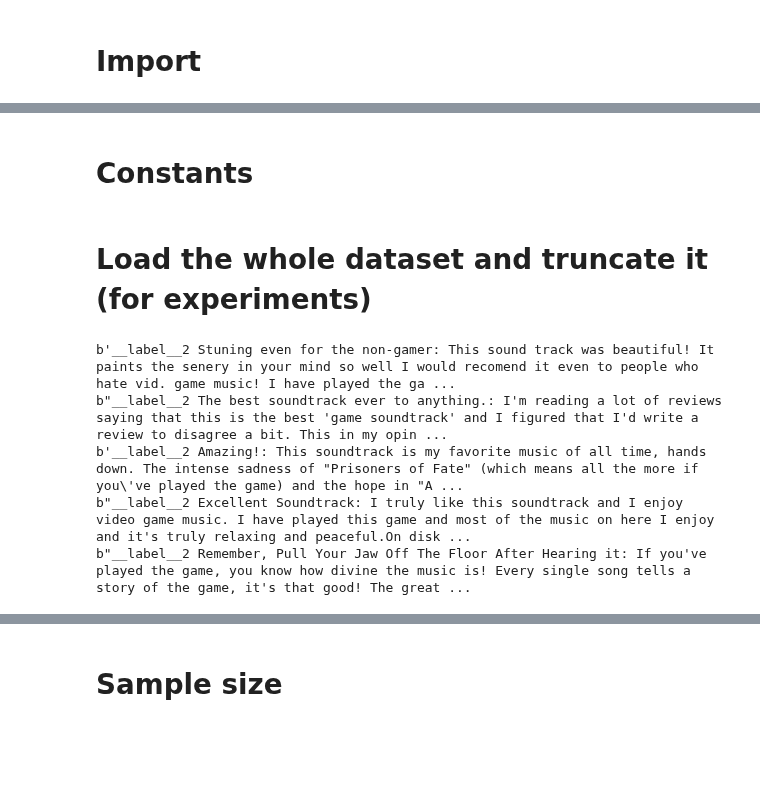
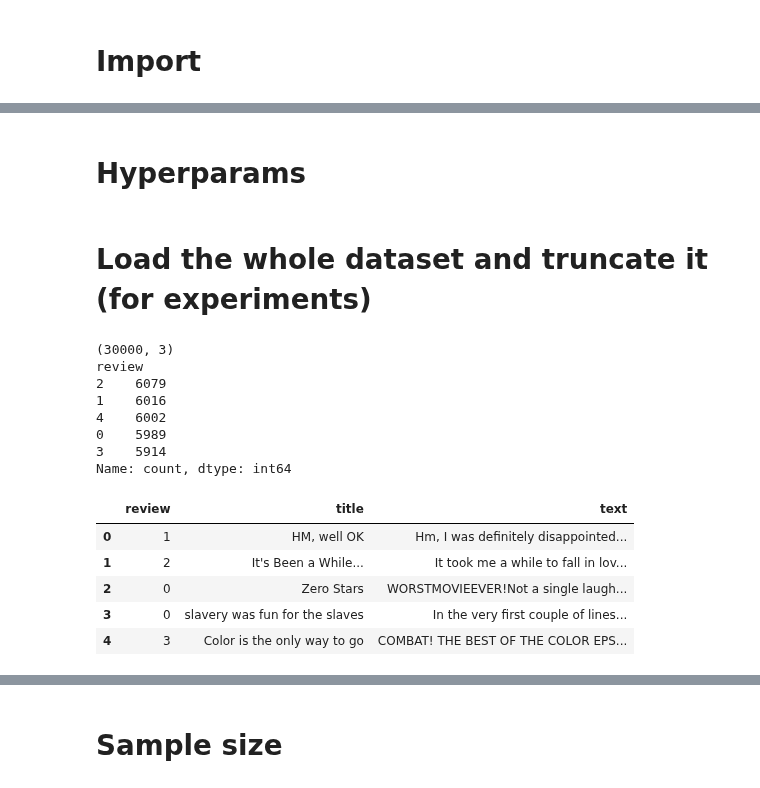
Before and after one commit to jameskn30/NLP_RNN, a Jupyter notebook: UB DL/final/process_amazon_full.ipynb, the cells around one changed output, grey strips where cells are left out. Drawn from its saved outputs; the diff is of its cells as text; code cells hidden in the pictures; blank space fills up the shorter version.

```diff
--- a/UB DL/final/process_amazon_full.ipynb
+++ b/UB DL/final/process_amazon_full.ipynb
@@ -38,22 +38,19 @@ stopwords =  {'she', 'mustn', "won't", 'this', 'have', 'which', 'down', "should'
 [nltk_data]     C:\Users\nguye\AppData\Roaming\nltk_data...
 [nltk_data]   Package stopwords is already up-to-date!
 # %% [markdown]
-# Constants
+#  Hyperparams
 # %%
 ROOT = os.getcwd()
-DATASET_PATH = os.path.join(ROOT, 'dataset', 'amazon_review', 'train.ft.txt.bz2')
-sample_train_df_path = os.path.join(ROOT,'dataset', 'amazon_review', 'sample_train.csv')
-sample_test_df_path = os.path.join(ROOT,'dataset', 'amazon_review', 'sample_val.csv')
-
-train_df_path = os.path.join(ROOT,'dataset', 'amazon_review', 'train.csv')
-test_df_path = os.path.join(ROOT,'dataset', 'amazon_review', 'test.csv')
+DATASET_PATH = os.path.join(ROOT, 'dataset', 'amazon_full' )
+ALL_DF_CSV = os.path.join(DATASET_PATH, 'all_df.csv')
 
 OUTPUT_PATH = os.path.join(ROOT, 'output', 'bert')
 
 if os.path.exists(OUTPUT_PATH) == False:
     os.makedirs(OUTPUT_PATH)
 
-BATCH_SIZE = 32
+BATCH_SIZE = 64
+SAMPLE_SIZE = 0.01
 # %% [markdown]
 # Load the whole dataset and truncate it (for experiments)
 # %%
@@ -65,9 +62,32 @@ train_lines = train_txt.readlines()
-# %%
-for line in train_lines[:5]:
-    print(line)
-# %% [output]
-b'__label__2 Stuning even for the non-gamer: This sound track was beautiful! It paints the senery in your mind so well I would recomend it even to people who hate vid. game music! I have played the ga ...
-b"__label__2 The best soundtrack ever to anything.: I'm reading a lot of reviews saying that this is the best 'game soundtrack' and I figured that I'd write a review to disagree a bit. This in my opin ...
-b'__label__2 Amazing!: This soundtrack is my favorite music of all time, hands down. The intense sadness of "Prisoners of Fate" (which means all the more if you\'ve played the game) and the hope in "A ...
-b"__label__2 Excellent Soundtrack: I truly like this soundtrack and I enjoy video game music. I have played this game and most of the music on here I enjoy and it's truly relaxing and peaceful.On disk ...
-b"__label__2 Remember, Pull Your Jaw Off The Floor After Hearing it: If you've played the game, you know how divine the music is! Every single song tells a story of the game, it's that good! The great ...
+# %%
+train_df = pd.read_csv(train_datapath, names = ["review", "title","text"])
+train_df = train_df.sample(frac = SAMPLE_SIZE)
+train_df.reset_index(inplace = True, drop = True)
+train_df.head()
+# print(train_df.shape)
+label_map = {
+    1: 0,
+    2: 1,
+    3: 2,
+    4: 3,
+    5: 4,
+}
+train_df['review'] = train_df['review'].map(label_map)
+print(train_df.shape)
+print(train_df['review'].value_counts())
+train_df.head()
+# %% [output]
+(30000, 3)
+review
+2    6079
+1    6016
+4    6002
+0    5989
+3    5914
+Name: count, dtype: int64
+|  | review | title | text |
+| 0 | 1 | HM, well OK | Hm, I was definitely disappointed... |
+| 1 | 2 | It's Been a While... | It took me a while to fall in lov... |
+| 2 | 0 | Zero Stars | WORSTMOVIEEVER!Not a single laugh... |
+| 3 | 0 | slavery was fun for the slaves | In the very first couple of lines... |
+| 4 | 3 | Color is the only way to go | COMBAT! THE BEST OF THE COLOR EPS... |
```
Also changed, not shown: parts of 19 cells of this notebook.
